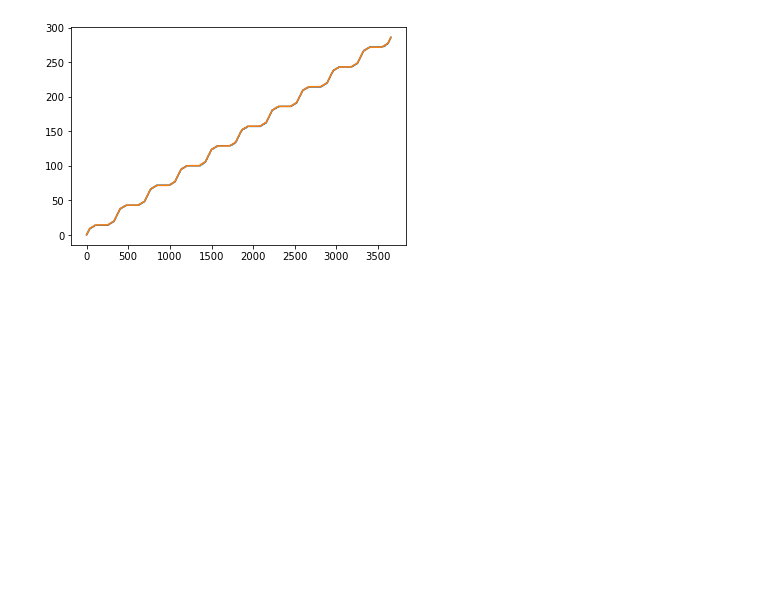
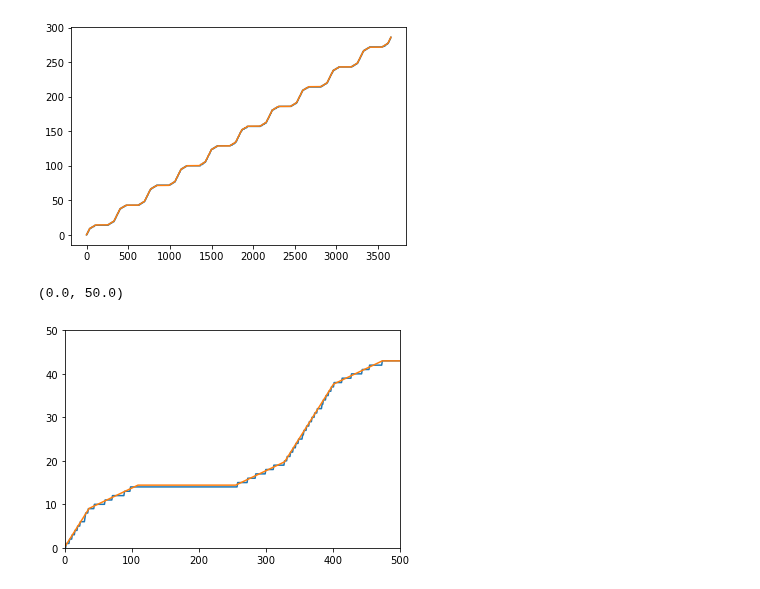
Before and after one commit to yoachim/21_Scratch, a Jupyter notebook: guro_alt/sort_try.ipynb, the cells around one changed output. Cells and saved outputs as stored; diff of their text form; code cells hidden in the pictures; blank space fills up the shorter version.

```diff
--- a/guro_alt/sort_try.ipynb
+++ b/guro_alt/sort_try.ipynb
@@ -36,8 +36,13 @@ airmass_mask[np.where(ddf_grid['%s_airmass' % ddf_name] >= airmass_limit)] = 0
 sky_mask = np.ones(ngrid, dtype=int)
 sky_mask[np.where(ddf_grid['%s_sky_g' % ddf_name] <= sky_limit)] = 0
 sky_mask[np.where(np.isnan(ddf_grid['%s_sky_g' % ddf_name]) == True)] = 0
+
+m5_mask = np.zeros(ngrid, dtype=bool)
+m5_mask[np.isfinite(ddf_grid['%s_m5_g' % ddf_name])] = 1
+
+big_mask = sun_mask * airmass_mask * sky_mask * m5_mask
 # %%
-potential_nights = np.unique(night * sun_mask * airmass_mask * sky_mask)
+potential_nights = np.unique(night[np.where(big_mask > 0)] )
 # %%
 # prevent a repeat sequence in a night
 unights, indx = np.unique(night, return_index=True)
@@ -280,3 +285,11 @@ plt.plot(cumulative_desired)
 # %% [output]
 [<matplotlib.lines.Line2D at 0x...>]
 [figure]
+# %%
+plt.plot(np.cumsum(ack))
+plt.plot(cumulative_desired)
+plt.xlim([0,500])
+plt.ylim([0,50])
+# %% [output]
+(0.0, 50.0)
+[figure, added]
```
Also changed, not shown: 2 other files.
